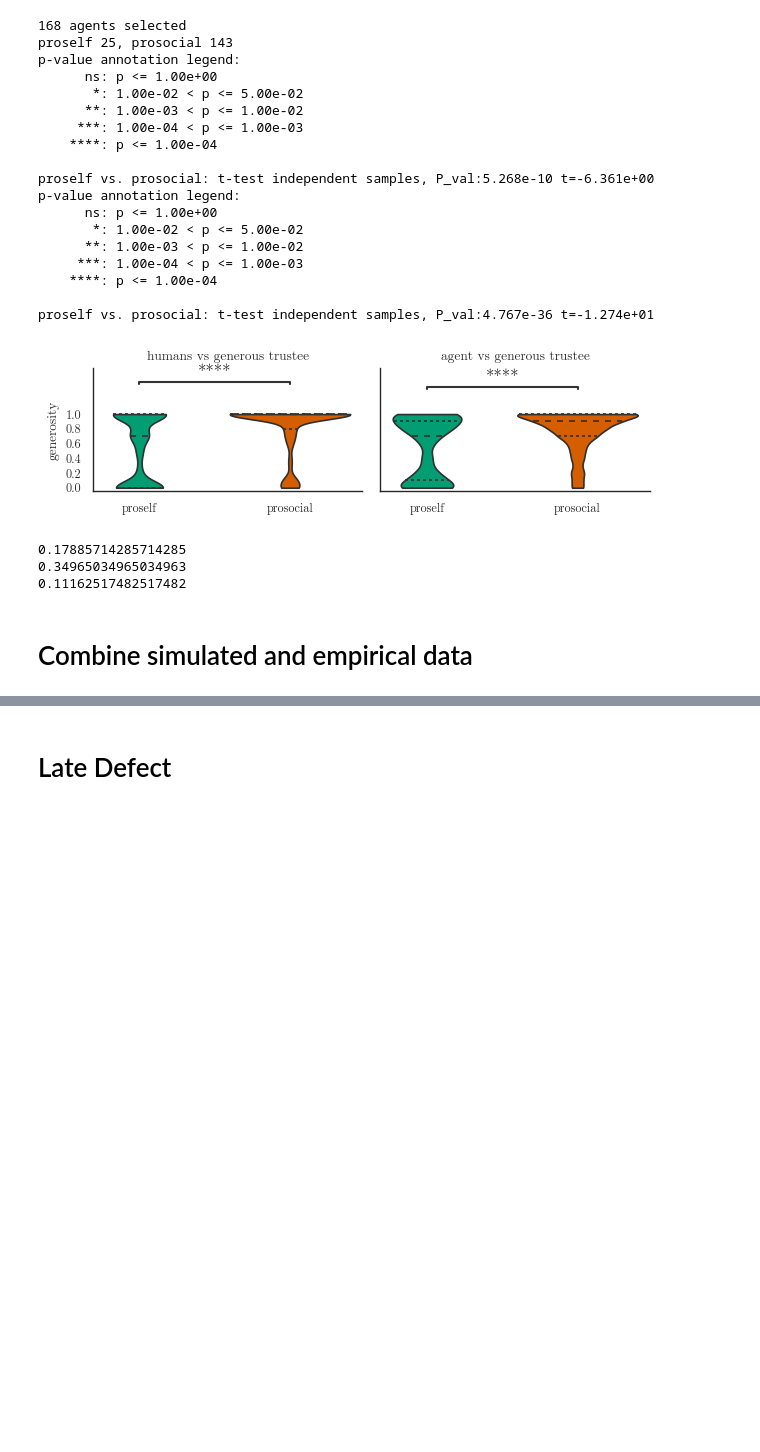
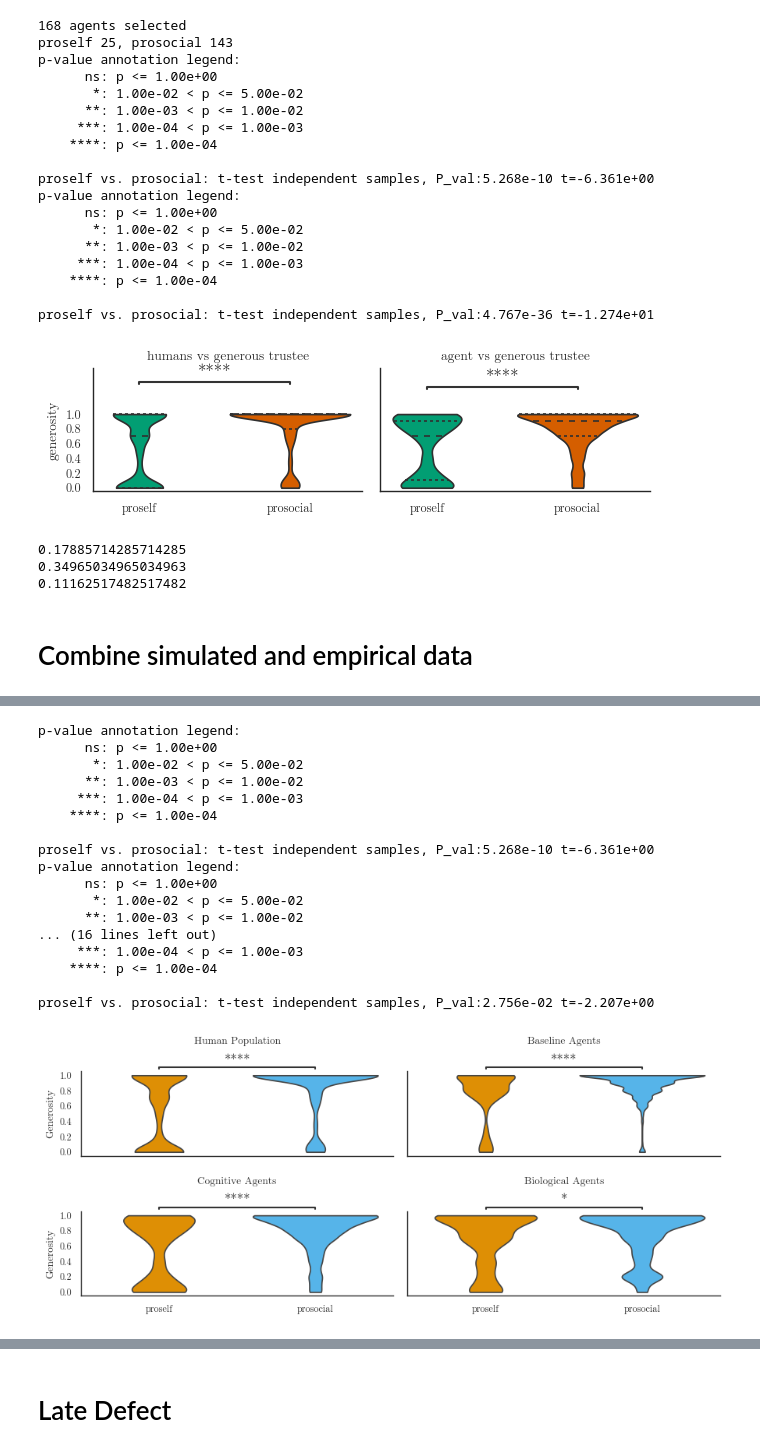
Before and after one commit to psipeter/social-value-orientation, a Jupyter notebook: agent_populations.ipynb, the cells around one changed output, grey strips where cells are left out. Cells and saved outputs as stored; diff of their text form; code cells hidden in the pictures; blank space fills up the shorter version.

```diff
--- a/agent_populations.ipynb
+++ b/agent_populations.ipynb
@@ -372,3 +431,61 @@ LTPlot(pop, sim, args)
+# %%
+emp = pd.read_pickle("data/human_data_cleaned.pkl").query('player=="investor" & opponent=="generous" & game>11')
+dqn = pd.read_pickle(f"data/DQN_vs_generous_trustee_violin.pkl").query("game>11")
+ibl = pd.read_pickle(f"data/IBL_vs_generous_trustee_violin.pkl").query("game>11")
+nef = pd.read_pickle(f"data/NEF_vs_generous_trustee_violin.pkl").query("game>11")
+fig, axes = plt.subplots(nrows=2, ncols=2, sharex=True, sharey=True, figsize=((9, 4)))
+
+sns.violinplot(data=emp, x="orientation", y="generosity", order=["proself", "prosocial"], ax=axes[0][0], palette=p2, saturation=1, inner=None, cut=0, bw=0.2)
+annot1 = Annotator(pairs=[("proself", "prosocial")], data=emp, x='orientation', y='generosity', order=["proself", "prosocial"], ax=axes[0][0], plot='violinplot')
+
+sns.violinplot(data=dqn, x="orientation", y="generosity", order=["proself", "prosocial"], ax=axes[0][1], palette=p2, saturation=1, inner=None, cut=0, bw=0.2)
+annot2 = Annotator(pairs=[("proself", "prosocial")], data=dqn, x='orientation', y='generosity', order=["proself", "prosocial"], ax=axes[0][1], plot='violinplot')
+
+sns.violinplot(data=ibl, x="orientation", y="generosity", order=["proself", "prosocial"], ax=axes[1][0], palette=p2, saturation=1, inner=None, cut=0, bw=0.2)
+annot3 = Annotator(pairs=[("proself", "prosocial")], data=ibl, x='orientation', y='generosity', order=["proself", "prosocial"], ax=axes[1][0], plot='violinplot')
+
+sns.violinplot(data=nef, x="orientation", y="generosity", order=["proself", "prosocial"], ax=axes[1][1], palette=p2, saturation=1, inner=None, cut=0, bw=0.2)
+annot4 = Annotator(pairs=[("proself", "prosocial")], data=nef, x='orientation', y='generosity', order=["proself", "prosocial"], ax=axes[1][1], plot='violinplot')
+
+annot1.configure(test="t-test_ind", loc='outside').apply_test().annotate()
+annot2.configure(test="t-test_ind", loc='outside').apply_test().annotate()
+annot3.configure(test="t-test_ind", loc='outside').apply_test().annotate()
+annot4.configure(test="t-test_ind", loc='outside').apply_test().annotate()
+
+axes[0][0].set(yticks=((0,0.2,0.4,0.6,0.8,1.0)), xlabel=None, ylabel="Generosity")
+axes[0][1].set(yticks=((0,0.2,0.4,0.6,0.8,1.0)), xlabel=None, ylabel=None)
+axes[1][0].set(yticks=((0,0.2,0.4,0.6,0.8,1.0)), xlabel=None, ylabel="Generosity")
+axes[1][1].set(yticks=((0,0.2,0.4,0.6,0.8,1.0)), xlabel=None, ylabel=None)
+axes[0][0].set_title("Human Population", loc='center', y=1.25)
+axes[0][1].set_title("Baseline Agents", loc='center', y=1.25)
+axes[1][0].set_title("Cognitive Agents", loc='center', y=1.25)
+axes[1][1].set_title("Biological Agents", loc='center', y=1.25)
+
+sns.despine(fig=fig, ax=axes, top=True, right=True, left=False, bottom=False, offset=None, trim=False)
+
+plt.tight_layout()
+
+# fig.savefig("plots/sim_generosity2.png", dpi=600)
+fig.savefig("plots/sim_generosity_generous.svg")
+# %% [output]
+p-value annotation legend:
+      ns: p <= 1.00e+00
+       *: 1.00e-02 < p <= 5.00e-02
+      **: 1.00e-03 < p <= 1.00e-02
+     ***: 1.00e-04 < p <= 1.00e-03
+    ****: p <= 1.00e-04
+
+proself vs. prosocial: t-test independent samples, P_val:5.268e-10 t=-6.361e+00
+p-value annotation legend:
+      ns: p <= 1.00e+00
+       *: 1.00e-02 < p <= 5.00e-02
+      **: 1.00e-03 < p <= 1.00e-02
+... (16 lines left out)
+     ***: 1.00e-04 < p <= 1.00e-03
+    ****: p <= 1.00e-04
+
+proself vs. prosocial: t-test independent samples, P_val:2.756e-02 t=-2.207e+00
+[figure, added]
 # %%
 emp = pd.read_pickle("data/human_data_cleaned.pkl").query('player=="investor" & opponent=="generous" & game>11')
 dqn = pd.read_pickle(f"data/DQN_vs_generous_trustee_violin.pkl").query("game>11")
```
Also changed, not shown: parts of 30 cells of this notebook, 2 other files.
